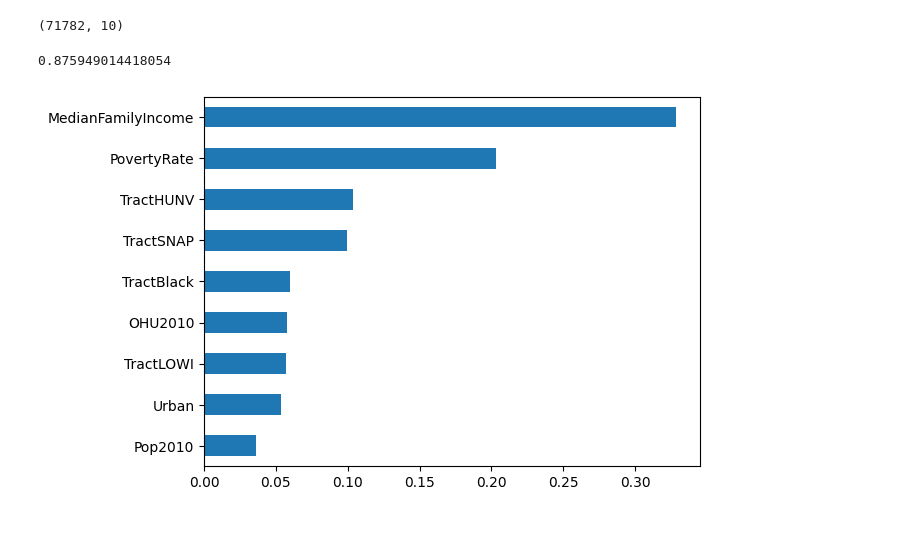
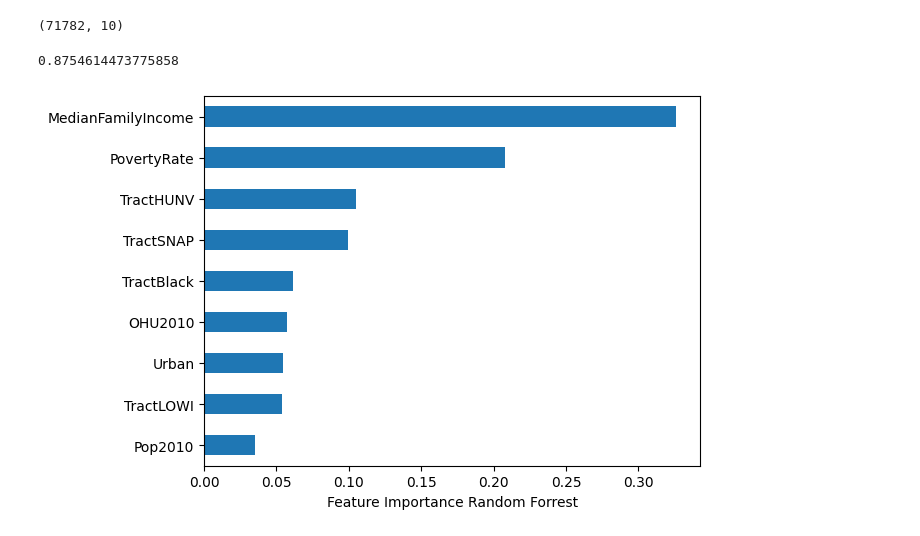
Before and after one commit to hungqbui/RiceDatathon25, a Jupyter notebook: 2019.ipynb, the cells around one changed output. Saved outputs shown, nothing was run; the diff lists cells and outputs as text; code cells hidden in the pictures.

```diff
--- a/2019.ipynb
+++ b/2019.ipynb
@@ -53,7 +53,6 @@ cols = ['LILATracts_1And10', 'PovertyRate', 'MedianFamilyIncome', 'Pop2010', "OH
 
 processed = df_2019[cols].dropna(subset=cols)
 X = processed.drop(columns=['LILATracts_1And10'])
-X["deviation"] =
 y = processed['LILATracts_1And10']
 processed.shape
 # %% [output]
@@ -61,16 +60,17 @@ processed.shape
 # %%
 from sklearn.preprocessing import StandardScaler
 from sklearn.model_selection import train_test_split
 from sklearn.ensemble import RandomForestClassifier
 
 X_train, X_test, y_train, y_test = train_test_split(X, y, test_size=0.2)
 
 rf = RandomForestClassifier(n_estimators=300, max_depth=8, random_state=0)
 
 rf.fit(X_train, y_train)
 
 pd.Series(rf.feature_importances_, index=X.columns).sort_values().plot(kind='barh')
+plt.xlabel("Feature Importance Random Forrest")
 rf.score(X_test, y_test)
 # %% [output]
-0.875949014418054
+0.8754614473775858
-[figure, old version]
+[figure, new version]
```
